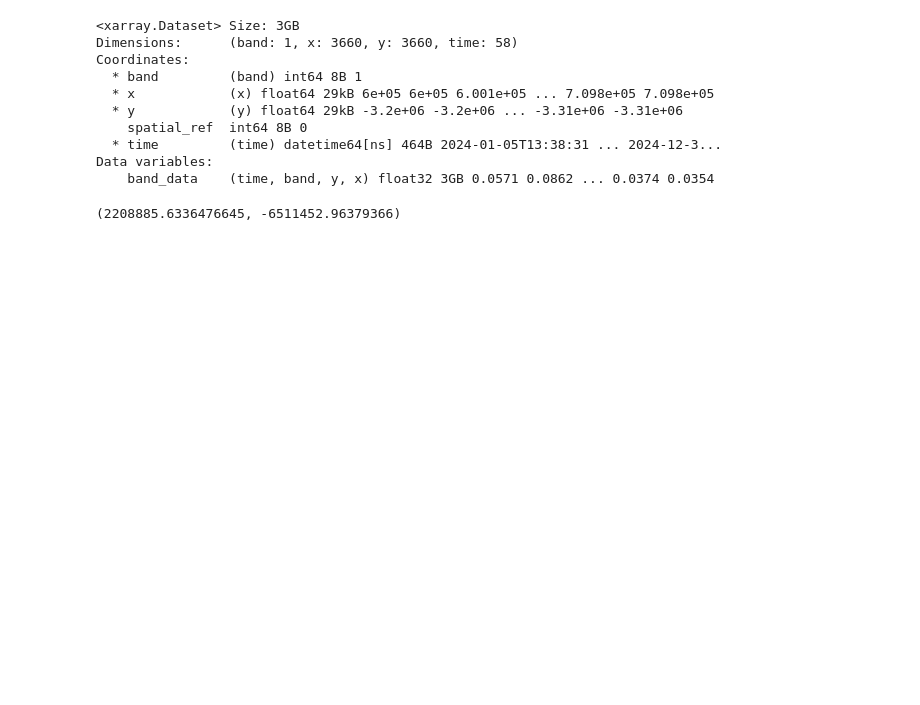
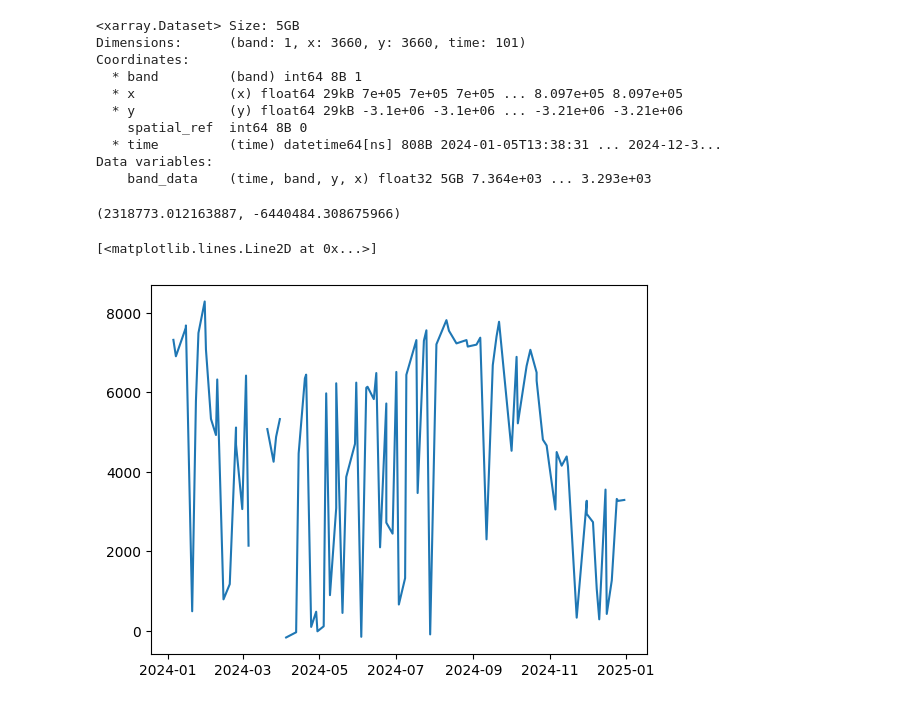
Before and after one commit to GSansigolo/simplecube, a Jupyter notebook: notebooks/simplecube-hls-timeseries.ipynb, the cells around one changed output. Cells and saved outputs as stored; diff of their text form; code cells hidden in the pictures; blank space fills up the shorter version.

```diff
--- a/notebooks/simplecube-hls-timeseries.ipynb
+++ b/notebooks/simplecube-hls-timeseries.ipynb
@@ -31,25 +32,26 @@ import os
 path_dir = os.path.abspath("")
 # %%
 cube = hls_simple_cube(
-    data_dir=os.path.join(path_dir,'S30/B04/')
+    data_dir=os.path.join(path_dir,'T21JYJ/')
 )
 
 cube
 # %% [output]
-<xarray.Dataset> Size: 3GB
-Dimensions:      (band: 1, x: 3660, y: 3660, time: 58)
+<xarray.Dataset> Size: 5GB
+Dimensions:      (band: 1, x: 3660, y: 3660, time: 101)
 Coordinates:
   * band         (band) int64 8B 1
-  * x            (x) float64 29kB 6e+05 6e+05 6.001e+05 ... 7.098e+05 7.098e+05
-  * y            (y) float64 29kB -3.2e+06 -3.2e+06 ... -3.31e+06 -3.31e+06
+  * x            (x) float64 29kB 7e+05 7e+05 7e+05 ... 8.097e+05 8.097e+05
+  * y            (y) float64 29kB -3.1e+06 -3.1e+06 ... -3.21e+06 -3.21e+06
     spatial_ref  int64 8B 0
-  * time         (time) datetime64[ns] 464B 2024-01-05T13:38:31 ... 2024-12-3...
+  * time         (time) datetime64[ns] 808B 2024-01-05T13:38:31 ... 2024-12-3...
 Data variables:
-    band_data    (time, band, y, x) float32 3GB 0.0571 0.0862 ... 0.0374 0.0354
+    band_data    (time, band, y, x) float32 5GB 7.364e+03 ... 3.293e+03
 # %%
 transformer = Transformer.from_crs("EPSG:4326","EPSG:32621")
-point = transformer.transform(-55.60, -29.46)
+point = transformer.transform(-54.655961270606149, -28.369646876435905)
+
 point
 # %% [output]
-(2208885.6336476645, -6511452.96379366)
+(2318773.012163887, -6440484.308675966)
 # %%
@@ -60 +64,6 @@ ts_nir = get_timeseries_datacube(
+# %%
+plt.plot(ts_ndvi['timeline'], ts_ndvi['values'])
+# %% [output]
+[<matplotlib.lines.Line2D at 0x...>]
+[figure, added]
 # %%
```
Also changed, not shown: parts of 11 cells of this notebook, 5 other files.
